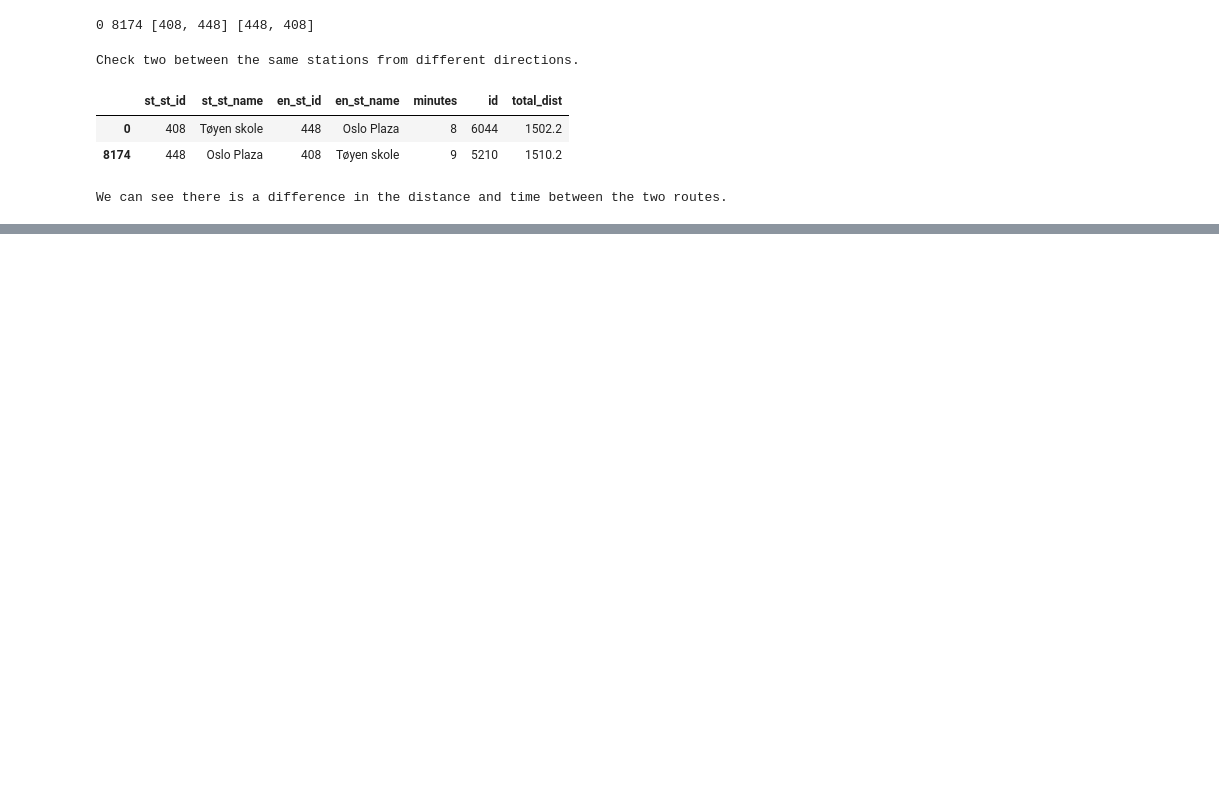
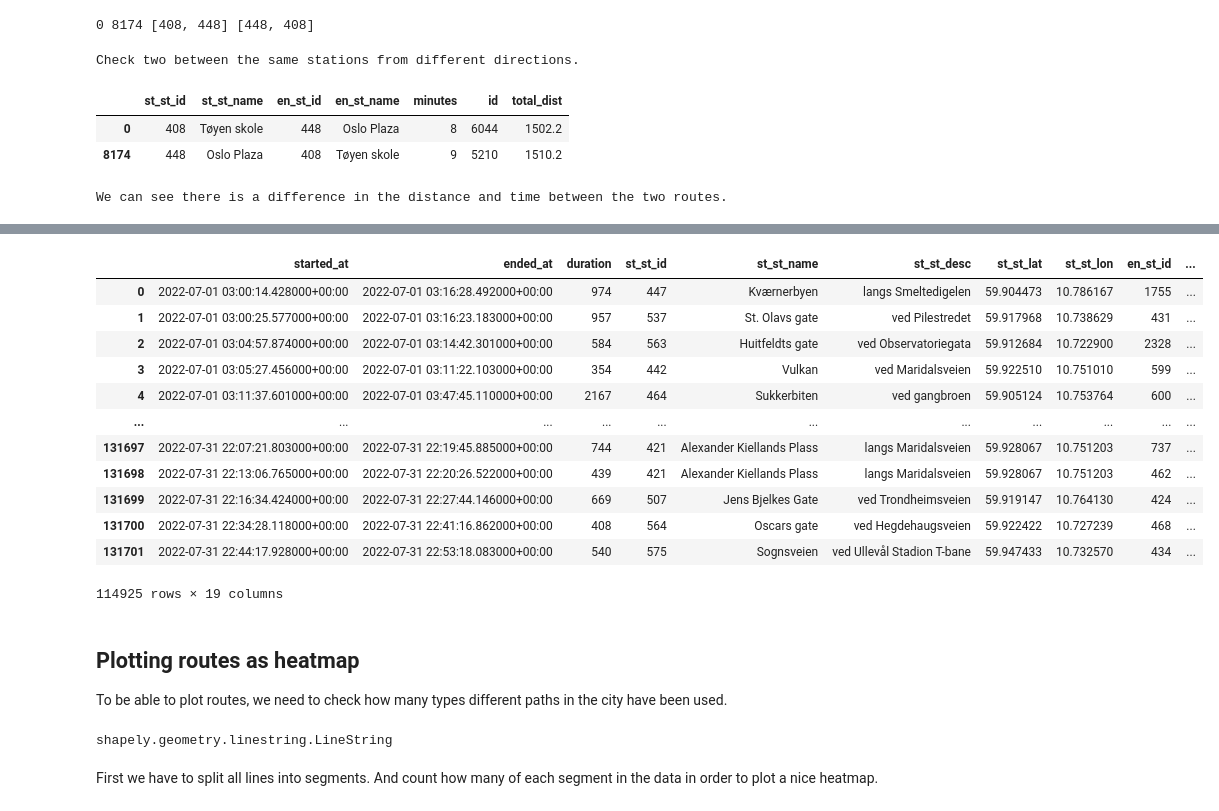
Before and after one commit to ThomasClaudinger/KDS_GeospatialDataScience_project, a Jupyter notebook: scripts/unique_routes.ipynb, the cells around one changed output, grey strips where cells are left out. Cells and saved outputs as stored; diff of their text form; code cells hidden in the pictures; blank space fills up the shorter version.

```diff
--- a/scripts/unique_routes.ipynb
+++ b/scripts/unique_routes.ipynb
@@ -82,0 +165,33 @@ Routes when the order of start and stop is NOT important: 11493
+# %%
+# Enrich the bike data with the route data.
+bike_data2 = bike_data.merge(routes_gdf, on=['st_st_id', 'en_st_id'], how='left')
+
+# Drop the rows we dont have data for.
+bike_data2.dropna(subset=['waytypes_d'], inplace=True)
+
+# Lets see how many rows we have.
+bike_data2
+# %% [output]
+|  | started_at | ended_at | duration | st_st_id | st_st_name | st_st_desc | st_st_lat | st_st_lon | en_st_id | ... |
+| 0 | 2022-07-01 03:00:14.428000+00:00 | 2022-07-01 03:16:28.492000+00:00 | 974 | 447 | Kværnerbyen | langs Smeltedigelen | 59.904473 | 10.786167 | 1755 | ... |
+| 1 | 2022-07-01 03:00:25.577000+00:00 | 2022-07-01 03:16:23.183000+00:00 | 957 | 537 | St. Olavs gate | ved Pilestredet | 59.917968 | 10.738629 | 431 | ... |
+| 2 | 2022-07-01 03:04:57.874000+00:00 | 2022-07-01 03:14:42.301000+00:00 | 584 | 563 | Huitfeldts gate | ved Observatoriegata | 59.912684 | 10.722900 | 2328 | ... |
+| 3 | 2022-07-01 03:05:27.456000+00:00 | 2022-07-01 03:11:22.103000+00:00 | 354 | 442 | Vulkan | ved Maridalsveien | 59.922510 | 10.751010 | 599 | ... |
+| 4 | 2022-07-01 03:11:37.601000+00:00 | 2022-07-01 03:47:45.110000+00:00 | 2167 | 464 | Sukkerbiten | ved gangbroen | 59.905124 | 10.753764 | 600 | ... |
+| ... | ... | ... | ... | ... | ... | ... | ... | ... | ... | ... |
+| 131697 | 2022-07-31 22:07:21.803000+00:00 | 2022-07-31 22:19:45.885000+00:00 | 744 | 421 | Alexander Kiellands Plass | langs Maridalsveien | 59.928067 | 10.751203 | 737 | ... |
+| 131698 | 2022-07-31 22:13:06.765000+00:00 | 2022-07-31 22:20:26.522000+00:00 | 439 | 421 | Alexander Kiellands Plass | langs Maridalsveien | 59.928067 | 10.751203 | 462 | ... |
+| 131699 | 2022-07-31 22:16:34.424000+00:00 | 2022-07-31 22:27:44.146000+00:00 | 669 | 507 | Jens Bjelkes Gate | ved Trondheimsveien | 59.919147 | 10.764130 | 424 | ... |
+| 131700 | 2022-07-31 22:34:28.118000+00:00 | 2022-07-31 22:41:16.862000+00:00 | 408 | 564 | Oscars gate | ved Hegdehaugsveien | 59.922422 | 10.727239 | 468 | ... |
+| 131701 | 2022-07-31 22:44:17.928000+00:00 | 2022-07-31 22:53:18.083000+00:00 | 540 | 575 | Sognsveien | ved Ullevål Stadion T-bane | 59.947433 | 10.732570 | 434 | ... |
+114925 rows × 19 columns
+# %% [markdown]
+## Plotting routes as heatmap
+
+To be able to plot routes, we need to check how many types different paths in the city have been used.
+# %%
+type(bike_data2.iloc[0].geometry)
+# %% [output]
+shapely.geometry.linestring.LineString
+# %% [markdown]
+First we have to split all lines into segments. And count how many of each segment in the data in order to plot a nice heatmap.
```
Also changed, not shown: parts of 21 cells of this notebook.
